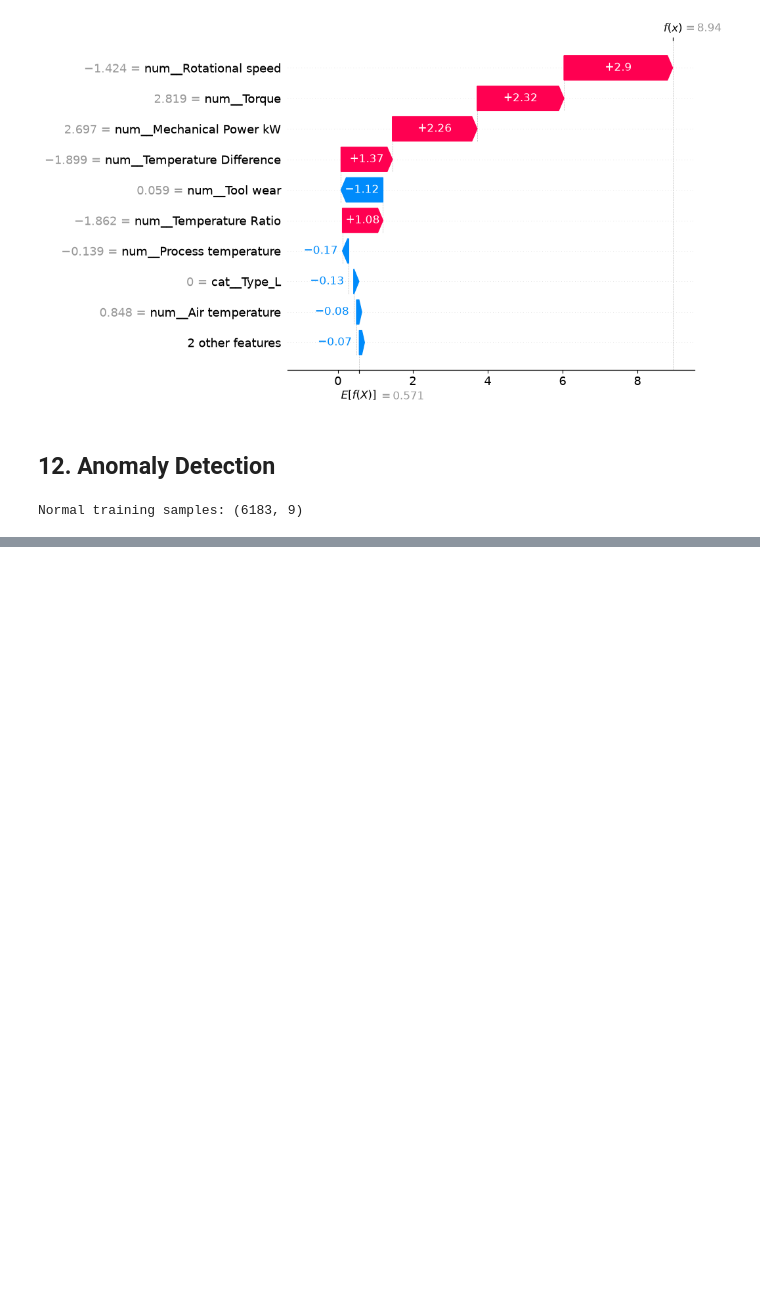
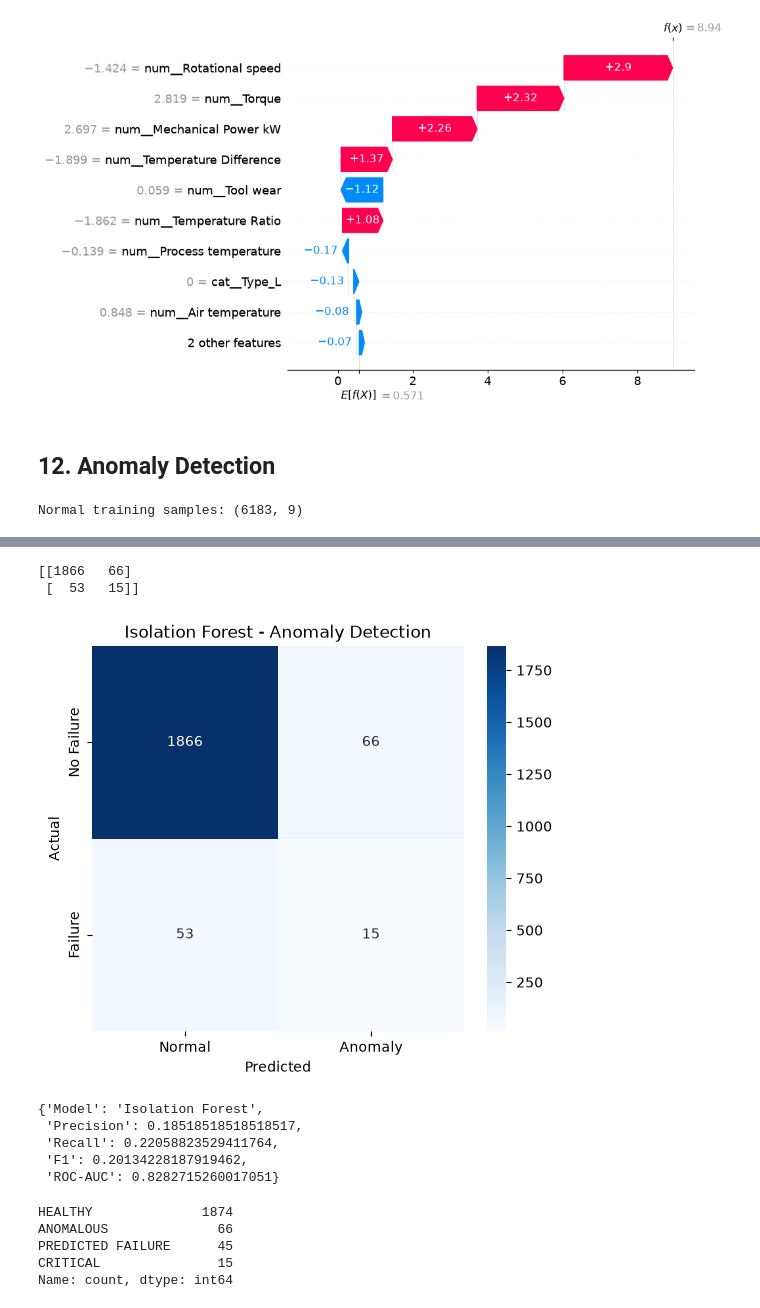
Before and after one commit to ankith0921/Industrial-predictive-maintenance, a Jupyter notebook: notebooks/01_dataset_exploration.ipynb, the cells around one changed output, grey strips where cells are left out. Drawn from its saved outputs; the diff is of its cells as text; code cells hidden in the pictures; blank space fills up the shorter version.

```diff
--- a/notebooks/01_dataset_exploration.ipynb
+++ b/notebooks/01_dataset_exploration.ipynb
@@ -1992,0 +2115,6 @@ Normal training samples: (6183, 9)
+# %%
+anomaly_threshold = 0.08
+# %%
+test_anomaly_pred = (
+    test_anomaly_risk >= anomaly_threshold
+).astype(int)
@@ -1992,0 +2168,45 @@ Normal training samples: (6183, 9)
+# %%
+anomaly_cm = confusion_matrix(
+    y_test,
+    test_anomaly_pred
+)
+
+print(anomaly_cm)
+# %% [output]
+[[1866   66]
+ [  53   15]]
+# %%
+plt.figure(figsize=(6, 5))
+
+sns.heatmap(
+    anomaly_cm,
+    annot=True,
+    fmt="d",
+    cmap="Blues",
+    xticklabels=["Normal", "Anomaly"],
+    yticklabels=["No Failure", "Failure"]
+)
+
+plt.title("Isolation Forest - Anomaly Detection")
+plt.xlabel("Predicted")
+plt.ylabel("Actual")
+
+plt.show()
+# %% [output]
+[figure, added]
+# %%
+anomaly_results = {
+    "Model": "Isolation Forest",
+    "Precision": anomaly_precision,
+    "Recall": anomaly_recall,
+    "F1": anomaly_f1,
+    "ROC-AUC": anomaly_roc_auc
+}
+
+anomaly_results
+# %% [output]
+{'Model': 'Isolation Forest',
+ 'Precision': 0.18518518518518517,
+ 'Recall': 0.22058823529411764,
+ 'F1': 0.20134228187919462,
+ 'ROC-AUC': 0.8282715260017051}
@@ -1992,0 +2264,8 @@ Normal training samples: (6183, 9)
+# %%
+pd.Series(risk_states).value_counts()
+# %% [output]
+HEALTHY              1874
+ANOMALOUS              66
+PREDICTED FAILURE      45
+CRITICAL               15
+Name: count, dtype: int64
```
Also changed, not shown: parts of 68 cells of this notebook.
